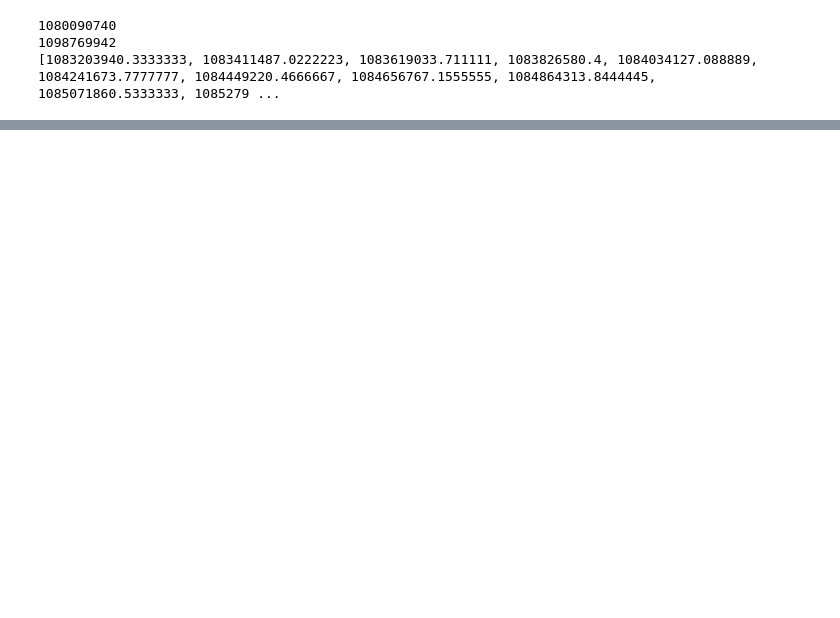
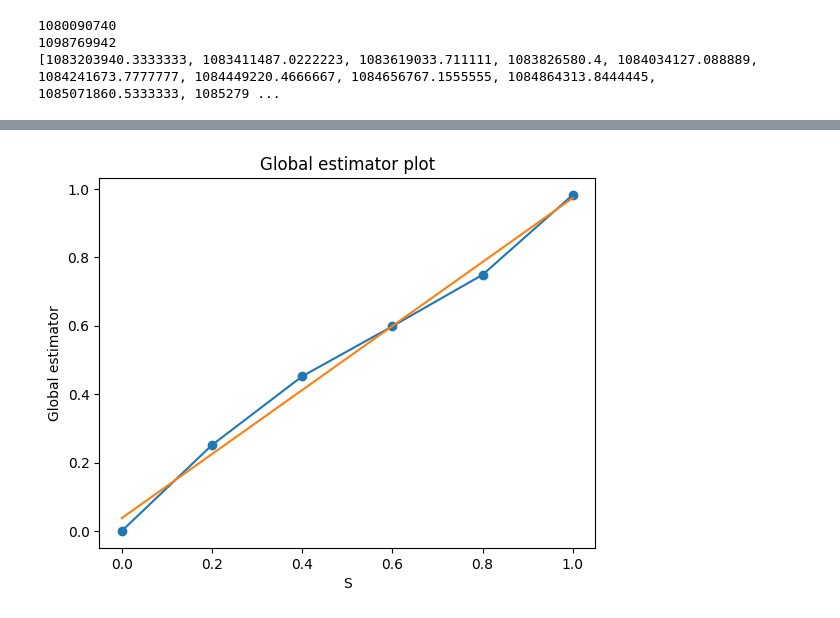
Before and after one commit to Mikhaelyes/Diploma, a Jupyter notebook: Diploma.ipynb, the cells around one changed output, grey strips where cells are left out. Saved outputs shown, nothing was run; the diff lists cells and outputs as text; code cells hidden in the pictures; blank space fills up the shorter version.

```diff
--- a/Diploma.ipynb
+++ b/Diploma.ipynb
@@ -623,0 +668,13 @@ plt.show()
+# %%
+list_step, list_tt = test_tail_index(X)
+plt.plot(list_step, list_tt, 'o-')
+z = np.polyfit(list_step, list_tt, 1)
+p = np.poly1d(z)
+plt.plot (list_step, p(list_step))
+plt.xlabel('S') #Подпись для оси х
+plt.ylabel('Global estimator') #Подпись для оси y
+plt.title('Global estimator plot') #Название
+plt.savefig(my_path + "/Text" + '/Imagines' + '/tail_time')
+plt.show()
+# %% [output]
+[figure, added]
```
Also changed, not shown: parts of 13 cells of this notebook, 3 other files.
